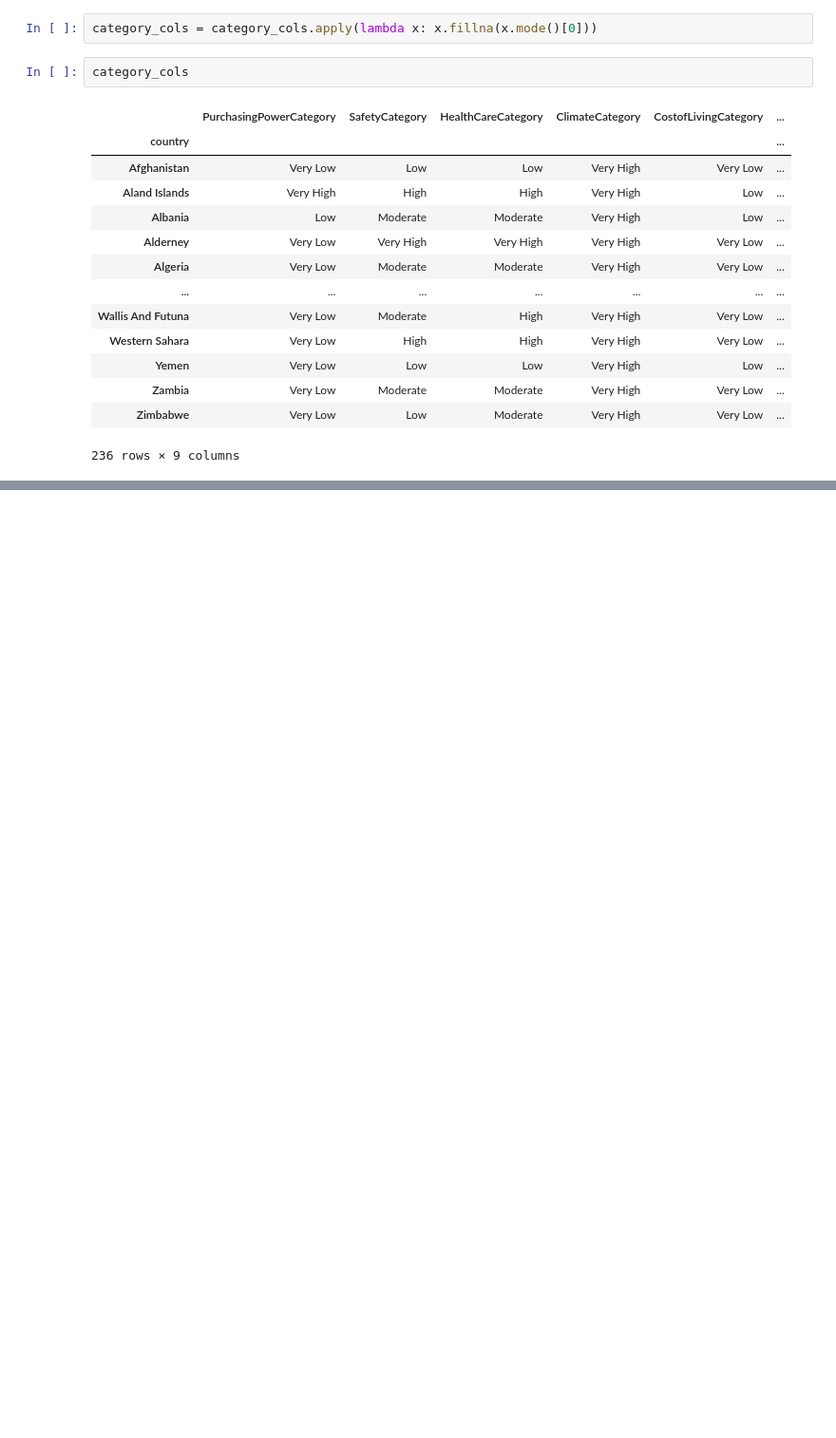
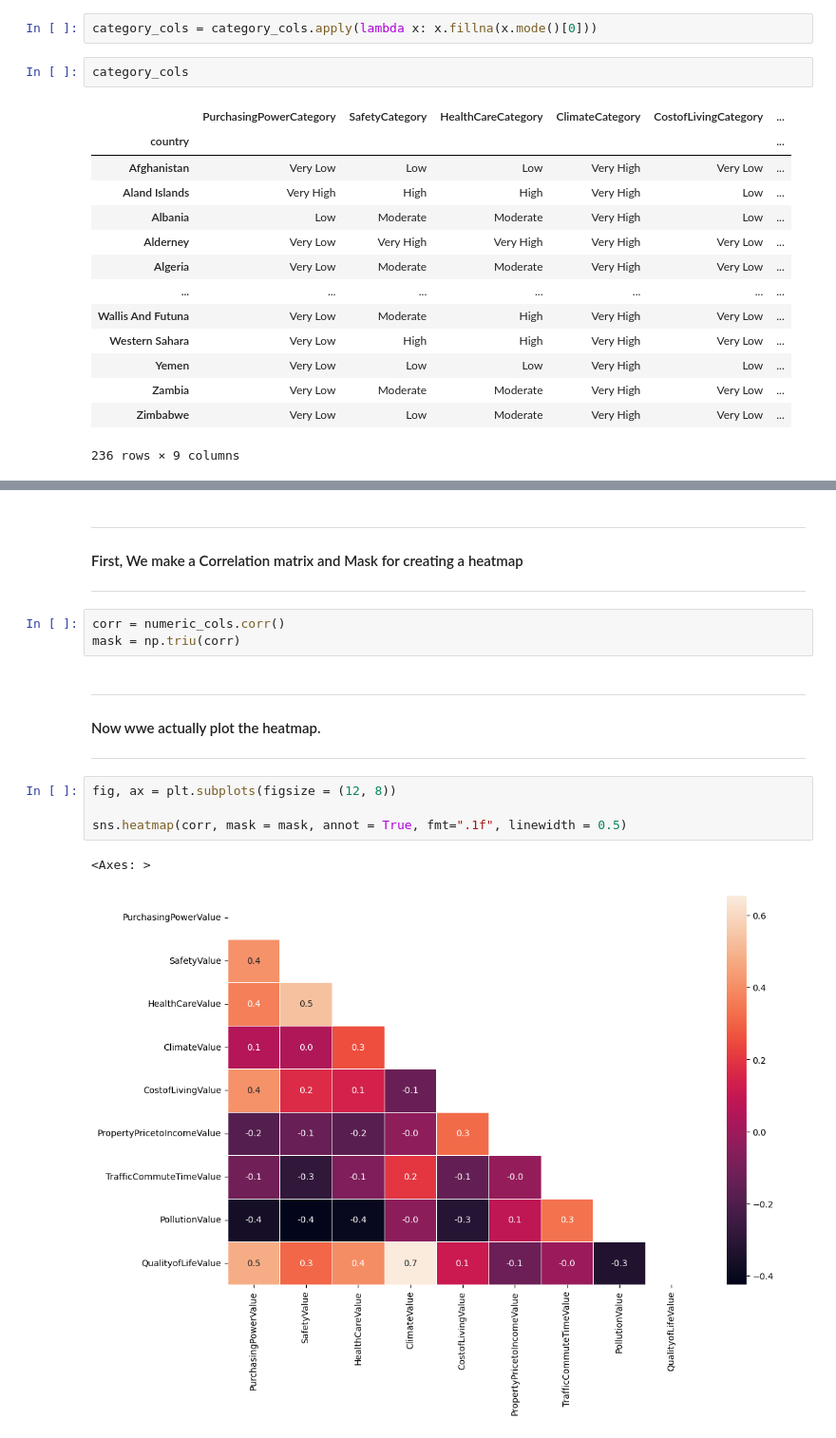
Before and after one commit to Himson2006/Quality-Of-Life-Analysis, a Jupyter notebook: quality-of-life.ipynb, the cells around one changed output, grey strips where cells are left out. Shown: that part at 95% size. Saved outputs shown, nothing was run; the diff lists cells and outputs as text; blank space fills up the shorter version.

Commit message:
Corr analysis done do other

```diff
--- a/quality-of-life.ipynb
+++ b/quality-of-life.ipynb
@@ -265,0 +314,18 @@ category_cols
+# %% [markdown]
+----
+#### First, We make a Correlation matrix and Mask for creating a heatmap
+----
+# %%
+corr = numeric_cols.corr()
+mask = np.triu(corr)
+# %% [markdown]
+----
+#### Now wwe actually plot the heatmap.
+----
+# %%
+fig, ax = plt.subplots(figsize = (12, 8))
+
+sns.heatmap(corr, mask = mask, annot = True, fmt=".1f", linewidth = 0.5)
+# %% [output]
+<Axes: >
+[figure, added]
```
Also changed, not shown: parts of 16 cells of this notebook.
